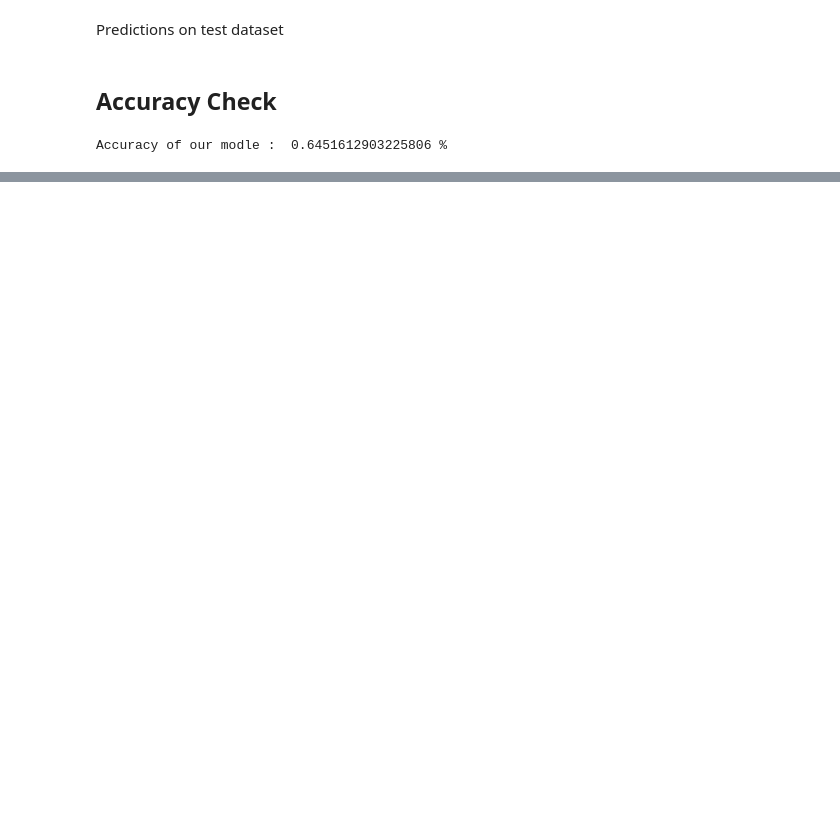
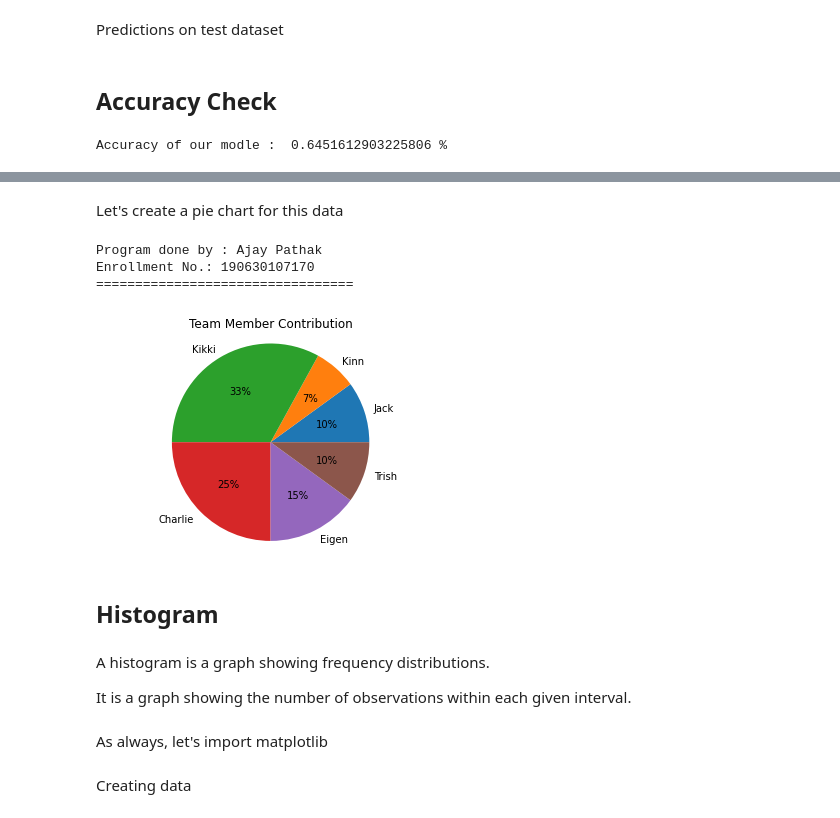
Before and after one commit to AJAY-22/Python_Practicals, a Jupyter notebook: LabManual.ipynb, the cells around one changed output, grey strips where cells are left out. Saved outputs shown, nothing was run; the diff lists cells and outputs as text; code cells hidden in the pictures; blank space fills up the shorter version.

```diff
--- a/LabManual.ipynb
+++ b/LabManual.ipynb
@@ -3253,0 +3285,45 @@ Accuracy of our modle :  0.6451612903225806 %
+# %%
+# --------------------------------------------
+# print('Program done by : Ajay Pathak\n' +
+#       'Enrollment No.: 190630107170\n' +
+#       '=================================\n\n\n')
+# We'll create a data for contribution of a team member in whole task
+contributions = [10, 7, 33, 25, 15 ,10]
+members = ['Jack', 'Kinn', 'Kikki', 'Charlie', 'Eigen', 'Trish']
+# %% [markdown]
+Let's create a pie chart for this data
+# %%
+# --------------------------------------------
+print('Program done by : Ajay Pathak\n' +
+      'Enrollment No.: 190630107170\n' +
+      '=================================\n\n\n')
+# We use pie() method to create a pie chart from our data
+# arguments :
+#   as a first argument we give values of the data to plot i.e, X values , in our case ,contribution
+#   lables: this list assosiates its values with the data plotes i.e, Y values , in our case , name of the team member
+#   autopct: describes how you want to show the pie chart vlaues, we have given 1.0f meaning only the value before decimal point
+#            not giving this argument, results in no values shown on top of pie chart,
+#            using 1.kf means print k values after decimal point
+plt.pie(contributions, labels=members, autopct='%1.0f%%')
+
+# As earlier, we use title() method to give title to our pie chart
+plt.title("Team Member Contribution")
+
+# this insures that both the x and y axis are of same length
+plt.axis('equal')
+
+# show() shows our pie chart
+plt.show()
+# %% [output]
+Program done by : Ajay Pathak
+Enrollment No.: 190630107170
+=================================
+[figure, added]
+# %% [markdown]
+## Histogram
+# %% [markdown]
+A histogram is a graph showing frequency distributions.
+
+It is a graph showing the number of observations within each given interval.
+# %% [markdown]
+As always, let's import matplotlib
@@ -3253,0 +3336,2 @@ Accuracy of our modle :  0.6451612903225806 %
+# %% [markdown]
+Creating data
```
Also changed, not shown: parts of 88 cells of this notebook.
